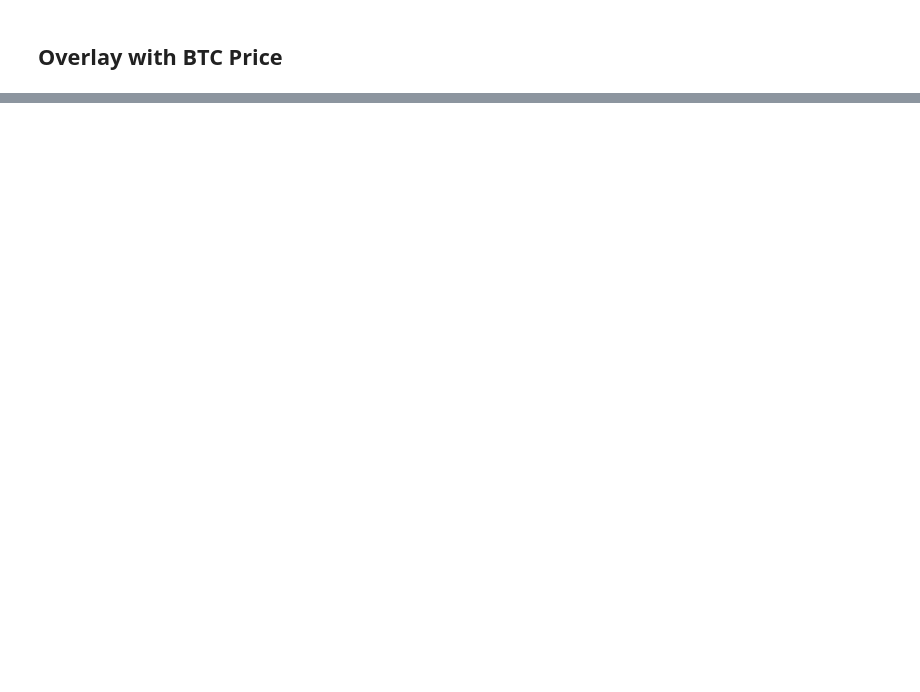
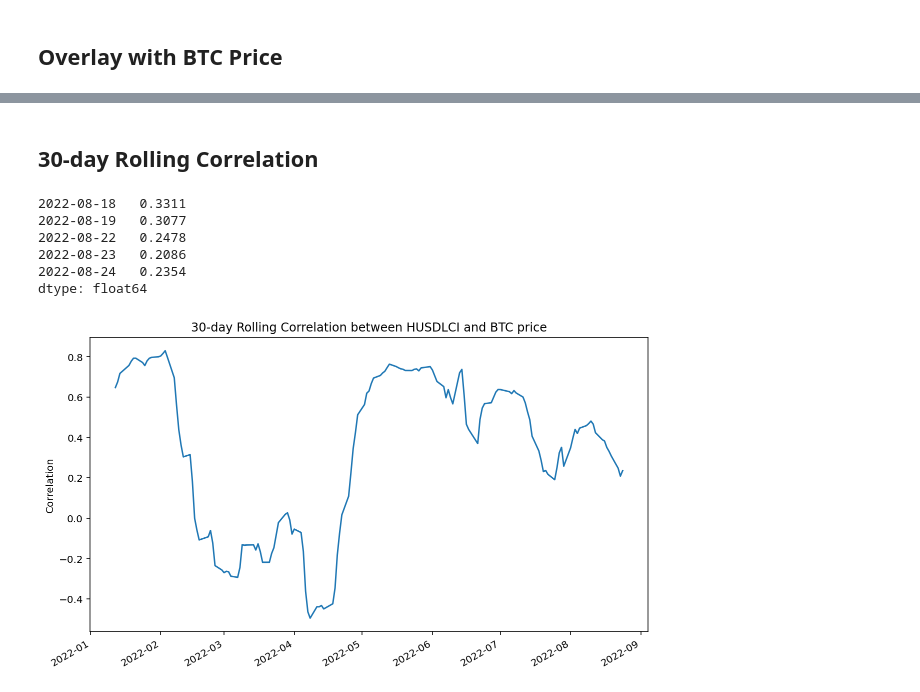
Before and after one commit to coindataschool/HUSDLCI, a Jupyter notebook: hayes-usd-lci.ipynb, the cells around one changed output, grey strips where cells are left out. Drawn from its saved outputs; the diff is of its cells as text; code cells hidden in the pictures; blank space fills up the shorter version.

Commit message:
add 30-day rolling correlation

```diff
--- a/hayes-usd-lci.ipynb
+++ b/hayes-usd-lci.ipynb
@@ -165,0 +166,17 @@ ax2.set_ylabel('HUSDLCI');
+# %% [markdown]
+## 30-day Rolling Correlation
+# %%
+rolling_corr_30d = dat.HUSDLCI.rolling(30).corr(dat.BTCUSD)
+rolling_corr_30d.tail()
+# %% [output]
+2022-08-18   0.3311
+2022-08-19   0.3077
+2022-08-22   0.2478
+2022-08-23   0.2086
+2022-08-24   0.2354
+dtype: float64
+# %%
+rolling_corr_30d.plot(ylabel='Correlation')
+plt.title('30-day Rolling Correlation between HUSDLCI and BTC price');
+# %% [output]
+[figure, added]
```
Also changed, not shown: parts of 5 cells of this notebook, 1 other file.
